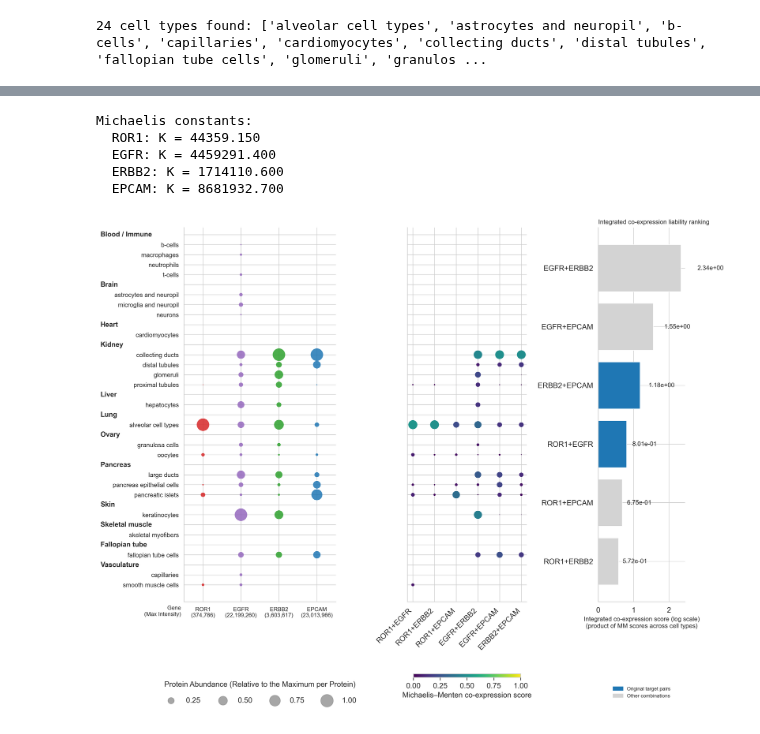
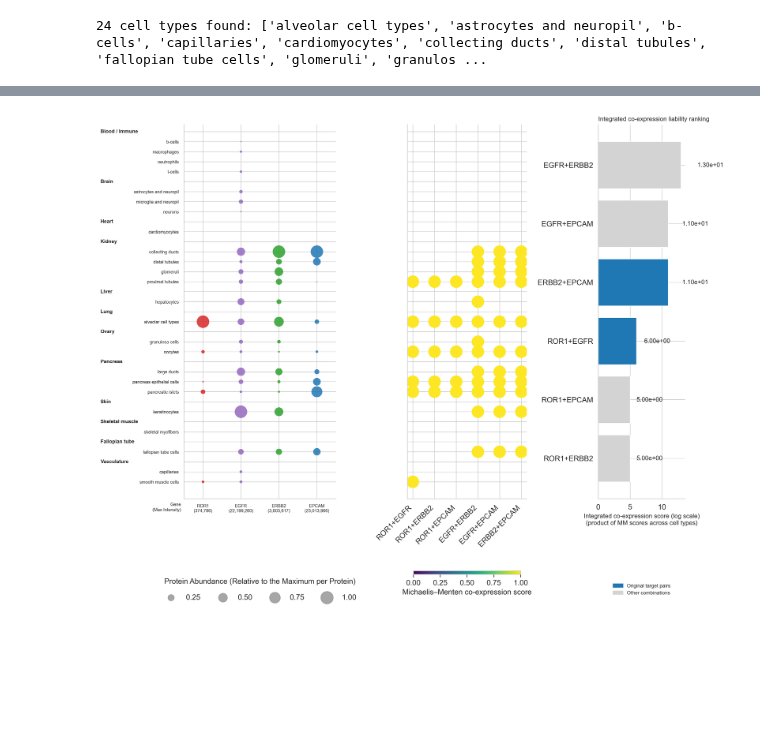
Before and after one commit to GretzmacherN/CAP, a Jupyter notebook: 0_HPA_Norm.ipynb, the cells around one changed output, grey strips where cells are left out. Cells and saved outputs as stored; diff of their text form; code cells hidden in the pictures; blank space fills up the shorter version.

Commit message:
Creating ENv and Paths

```diff
--- a/0_HPA_Norm.ipynb
+++ b/0_HPA_Norm.ipynb
@@ -1,3 +1,9 @@
+# %%
+from pathlib import Path
+FIGDATA_DIR = Path("Figure_Data")      # adjust to match this project's directory layout
+FIGDATA_DIR.mkdir(parents=True, exist_ok=True)
+ENV_FIGURE_DIR = Path("Figures")
+ENV_FIGURE_DIR.mkdir(parents=True, exist_ok=True)
 # %%
 import io
 import zipfile
@@ -403,44 +363,27 @@ gene_pairs = list(itertools.combinations(GENE_ORDER, 2))  # all 6 pairs
 #FOR SET K=0.2
 # AND-gate: True where both genes in the pair are detected (abundance > 0)
 # in that cell type
-coexpression = pd.DataFrame(
-    index=cell_types,
-    columns=[f"{a}+{b}" for a, b in gene_pairs],
-    dtype=float,
-)
+#coexpression = pd.DataFrame(
+#    index=cell_types,
+#    columns=[f"{a}+{b}" for a, b in gene_pairs],
+#    dtype=float,
+#)
 
-EPS = 1e-12
+#EPS = 1e-12
 K_QUANTILE = 0.75
 
 # Estimate one Michaelis constant per gene
-K = {}
+#K = {}
 
-for gene in GENE_ORDER:
-    positive = abundance_wide[gene]
-    positive = positive[positive > 0]
+#for gene in GENE_ORDER:
+#    positive = abundance_wide[gene]
+#    positive = positive[positive > 0]#
 
-    if len(positive):
-        K[gene] = np.quantile(positive, K_QUANTILE)
-    else:
-        K[gene] = 1.0
+#    if len(positive):
+#        K[gene] = np.quantile(positive, K_QUANTILE)
+#    else:
+#        K[gene] = 1.0#
 
-print("Michaelis constants:")
-for gene in GENE_ORDER:
-    print(f"  {gene}: K = {K[gene]:.3f}")
-
-# Compute pairwise AND-gate scores
-for a, b in gene_pairs:
-
-    r = abundance_wide[a].reindex(cell_types).fillna(0)
-    e = abundance_wide[b].reindex(cell_types).fillna(0)
-
-    r_mm = r / (K[a] + r + EPS)
-    e_mm = e / (K[b] + e + EPS)
-
-    coexpression[f"{a}+{b}"] = r_mm * e_mm
+#print("Michaelis constants:")
+#for gene in GENE_ORDER:
+#    print(f"  {gene}: K = {K[gene]:.3f}")
-# %% [output]
-Michaelis constants:
-  ROR1: K = 44359.150
-  EGFR: K = 4459291.400
-  ERBB2: K = 1714110.600
-  EPCAM: K = 8681932.700
@@ -521,6 +475,7 @@ sns.set_theme(style="whitegrid", context="paper", palette="colorblind")
 plt.rcParams.update({"font.size": 12, "axes.titlesize": 12, "axes.labelsize": 12, "xtick.labelsize": 12, "ytick.labelsize": 12})
 plt.rcParams["figure.dpi"] = 300
 # %%
+FONTSIZE = 7
 # -------------------------------------------------------------------------
 # Figure
 # -------------------------------------------------------------------------
@@ -623,31 +578,45 @@ cbar.set_label(
     fontsize=12,
 )
 
 # -------------------------------------------------------------------------
 # Legend C
 # -------------------------------------------------------------------------
 legC.axis("off")
 
 highlight_patch = mpatches.Patch(
     color="#1f77b4",
     label="Original target pairs",
 )
 
 other_patch = mpatches.Patch(
     color="lightgrey",
     label="Other combinations",
 )
 
 legC.legend(
     handles=[highlight_patch, other_patch],
     loc="center",
     frameon=False,
     fontsize=8,
 )
 
 plt.subplots_adjust(left=0.28)
 #plt.savefig("HPA.png", dpi=300, bbox_inches="tight")
 plt.savefig(f"HPA_{K_QUANTILE}.png", dpi=400)
 plt.show()
+import pickle
+panelHPA_data = {
+    "abundance_wide": abundance_wide,
+    "abundance_norm": abundance_norm,
+    "GENE_ORDER": GENE_ORDER,
+    "GENE_COLORS": GENE_COLORS,
+    "plot_rows": plot_rows,
+    "coexpression": coexpression,
+    "ctli": ctli,
+    "TARGET_PAIRS": TARGET_PAIRS,
+    "SIZE_SCALE": SIZE_SCALE,
+}
+with open(FIGDATA_DIR / "fig_hpa_coexpression_panels.pkl", "wb") as f:
+    pickle.dump(panelHPA_data, f)
 # %% [output]
-[figure, old version]
+[figure, new version]
```
Also changed, not shown: parts of 4 cells of this notebook, 2 other files.
